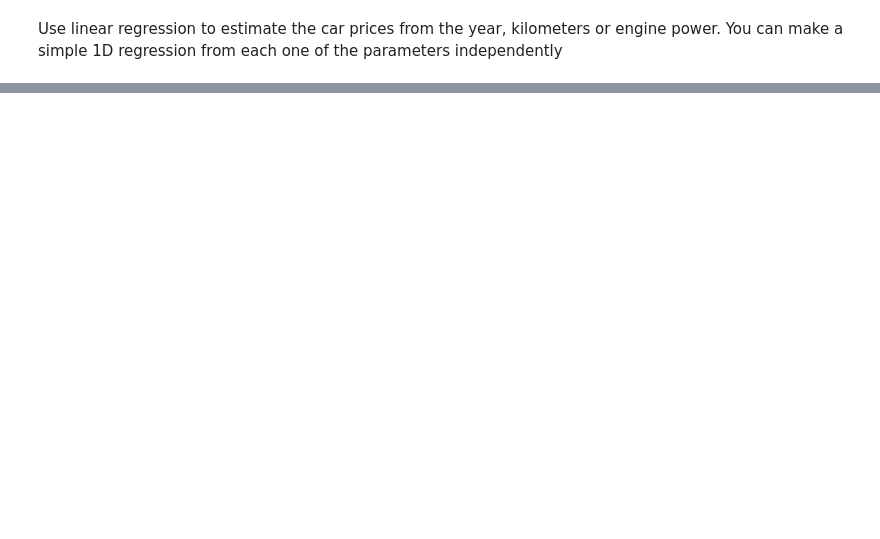
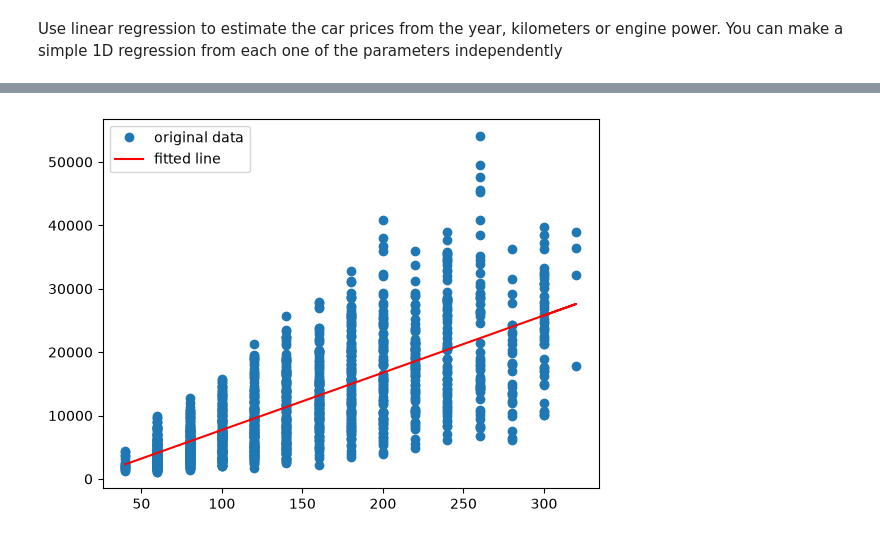
Before and after one commit to garelliloris/MachineLearning26-27, a Jupyter notebook: Lab 0 Intro to Python-20261020/Lab 0 assignment.ipynb, the cells around one changed output, grey strips where cells are left out. Cells and saved outputs as stored; diff of their text form; code cells hidden in the pictures; blank space fills up the shorter version.

```diff
--- a/Lab 0 Intro to Python-20261020/Lab 0 assignment.ipynb
+++ b/Lab 0 Intro to Python-20261020/Lab 0 assignment.ipynb
@@ -99,7 +100,13 @@ plt.scatter(km,avgPrice)
 # %%
 # linear regression with linregress (estimate price from power)
 
 # your code.....
+plt.plot(power, avgPrice, 'o', label='original data')
+plt.plot(power, result_power.intercept + result_power.slope*power, 'r', label='fitted line')
+plt.legend()
+plt.show()
+# %% [output]
+[figure, added]
 # %%
 # linear regression with linregress (estimate price from km)
 
```
Also changed, not shown: parts of 5 cells of this notebook.
